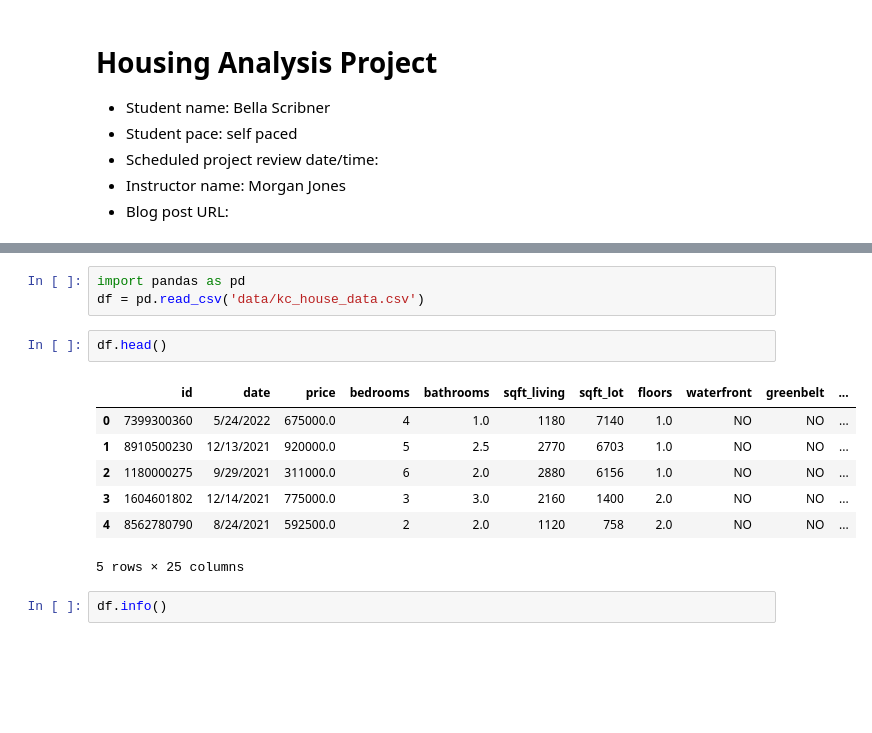
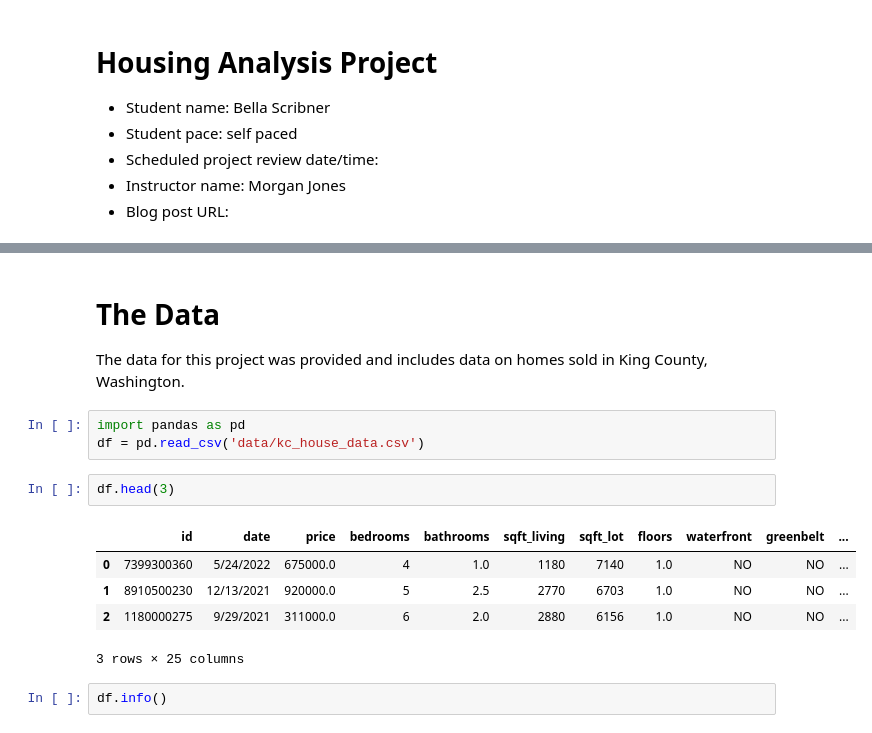
Before and after one commit to Bella3s/housing-analysis-project, a Jupyter notebook: housing_analysis.ipynb, the cells around one changed output, grey strips where cells are left out. Drawn from its saved outputs; the diff is of its cells as text; blank space fills up the shorter version.

Commit message:
edit project

```diff
--- a/housing_analysis.ipynb
+++ b/housing_analysis.ipynb
@@ -17,16 +16,17 @@
+# %% [markdown]
+# The Data
+The data for this project was provided and includes data on homes sold in King County, Washington.
 # %%
 import pandas as pd
 df = pd.read_csv('data/kc_house_data.csv')
 # %%
-df.head()
+df.head(3)
 # %% [output]
 |  | id | date | price | bedrooms | bathrooms | sqft_living | sqft_lot | floors | waterfront | greenbelt | ... |
 | 0 | 7399300360 | 5/24/2022 | 675000.0 | 4 | 1.0 | 1180 | 7140 | 1.0 | NO | NO | ... |
 | 1 | 8910500230 | 12/13/2021 | 920000.0 | 5 | 2.5 | 2770 | 6703 | 1.0 | NO | NO | ... |
 | 2 | 1180000275 | 9/29/2021 | 311000.0 | 6 | 2.0 | 2880 | 6156 | 1.0 | NO | NO | ... |
-| 3 | 1604601802 | 12/14/2021 | 775000.0 | 3 | 3.0 | 2160 | 1400 | 2.0 | NO | NO | ... |
-| 4 | 8562780790 | 8/24/2021 | 592500.0 | 2 | 2.0 | 1120 | 758 | 2.0 | NO | NO | ... |
-5 rows × 25 columns
+3 rows × 25 columns
 # %%
 df.info()
 # %% [output]
```
Also changed, not shown: parts of 152 cells of this notebook, 1 other file.
